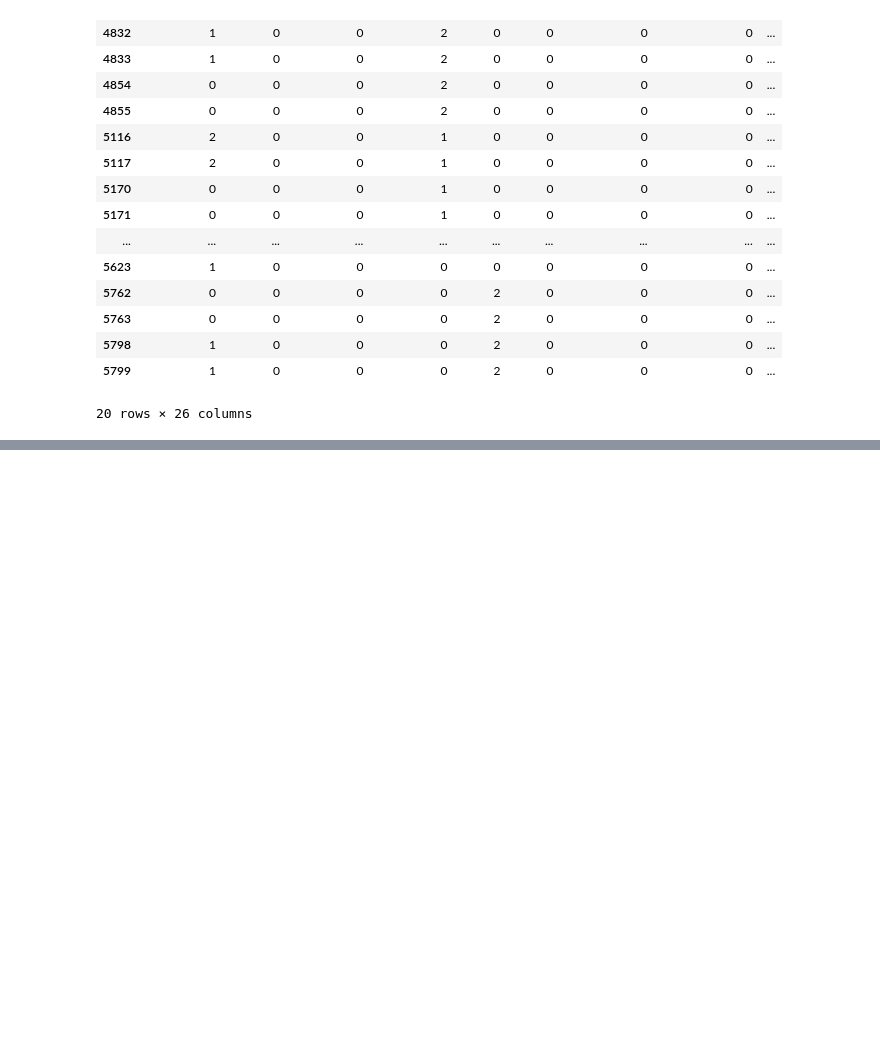
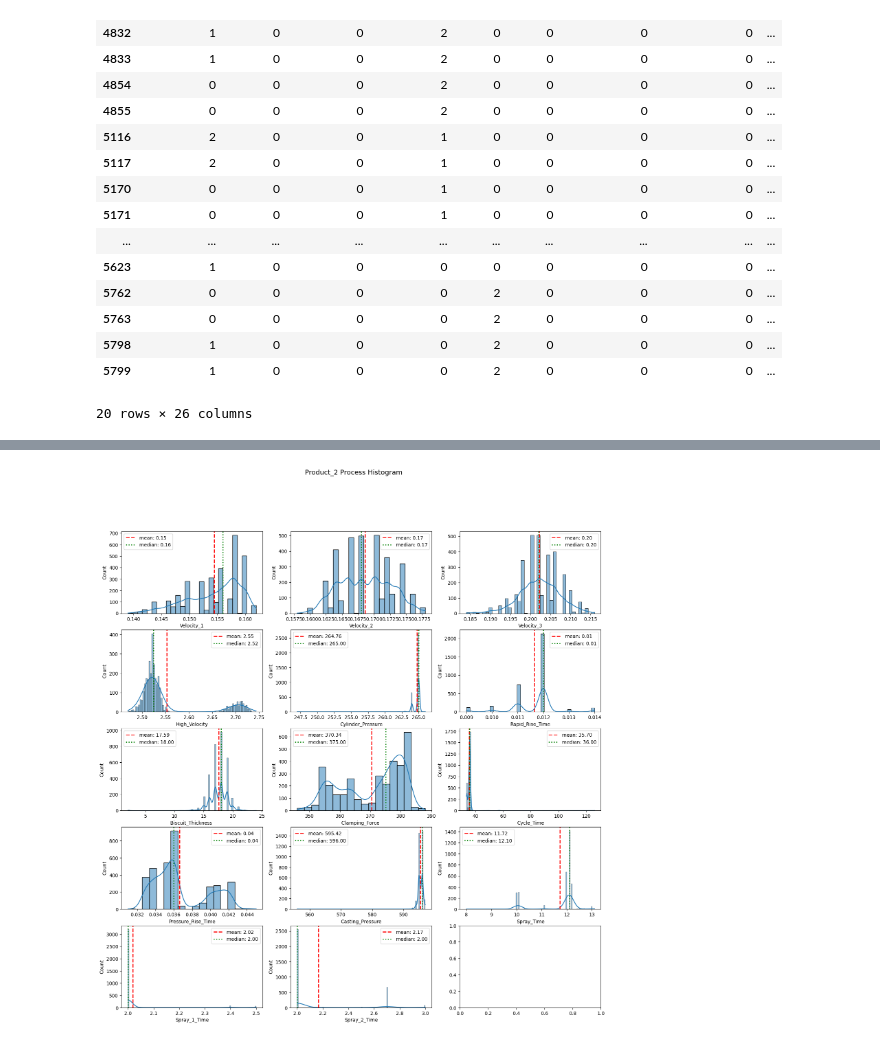
Before and after one commit to heeso0908/hotsix, a Jupyter notebook: notebooks/박수빈/test.ipynb, the cells around one changed output, grey strips where cells are left out. Cells and saved outputs as stored; diff of their text form; code cells hidden in the pictures; blank space fills up the shorter version.

Commit message:
product2 eda

```diff
--- a/notebooks/박수빈/test.ipynb
+++ b/notebooks/박수빈/test.ipynb
@@ -245,3 +258,12 @@ df_defects[df_defects.sum(axis = 1) > 2]
 | 5798 | 1 | 0 | 0 | 0 | 2 | 0 | 0 | 0 | ... |
 | 5799 | 1 | 0 | 0 | 0 | 2 | 0 | 0 | 0 | ... |
 20 rows × 26 columns
+# %%
+# 팀장님께서 product1 eda를 그냥 다 해주셔서 짧게나마 해 보는 product2 eda
+# product2만 분리
+df_2 = df.copy()
+header = df_2.iloc[0]
+df_2 = df_2[1:]
+df_2.rename(columns = header, inplace = True)
+df_2 = df_2[df_2["Product_Type"] == "2"]
+df_2.head(3)
@@ -247,0 +276,4 @@ df_defects[df_defects.sum(axis = 1) > 2]
+# %%
+# 데이터형 정리(str -> 수치형)
+df_2 = df_2.apply(pd.to_numeric, errors = 'coerce')
+df_2.info()
@@ -247,0 +298,5 @@ df_defects[df_defects.sum(axis = 1) > 2]
+# %%
+# product_2의 공정 데이터
+df_2_process = df_2.loc[:,:"Spray_2_Time"]
+df_2_process = df_2_process.rename(columns = {' Pressure_Rise_Time':'Pressure_Rise_Time'})
+df_2_process.info()
@@ -247,0 +379,24 @@ df_defects[df_defects.sum(axis = 1) > 2]
+# %%
+# 공정 데이터 별 히스토그램
+import matplotlib.pyplot as plt
+import seaborn as sns
+fig, axes = plt.subplots(5, 3, figsize = (18, 18))
+fig.suptitle("Product_2 Process Histogram", fontsize = 14)
+columns_p2 = df_2_process.columns.to_list()
+columns_p2 = columns_p2[3:]
+r = 0
+c = 0
+for i in columns_p2:
+    sns.histplot(data = df_2_process, x = i, kde = True, ax = axes[r, c])
+    axes[r, c].axvline(df_2_process[i].mean(), color = 'red', linestyle = "--", linewidth = 2, label = f'mean: {df_2_process[i].mean():.2f}')
+    axes[r, c].axvline(df_2_process[i].median(), color = 'green', linestyle = ":", linewidth = 2, label = f'median: {df_2_process[i].median():.2f}')
+    axes[r, c].legend()
+    c += 1
+    if c == 3:
+        r += 1
+        c = 0
+
+
+plt.show()
+# %% [output]
+[figure, added]
```
Also changed, not shown: parts of 20 cells of this notebook.
